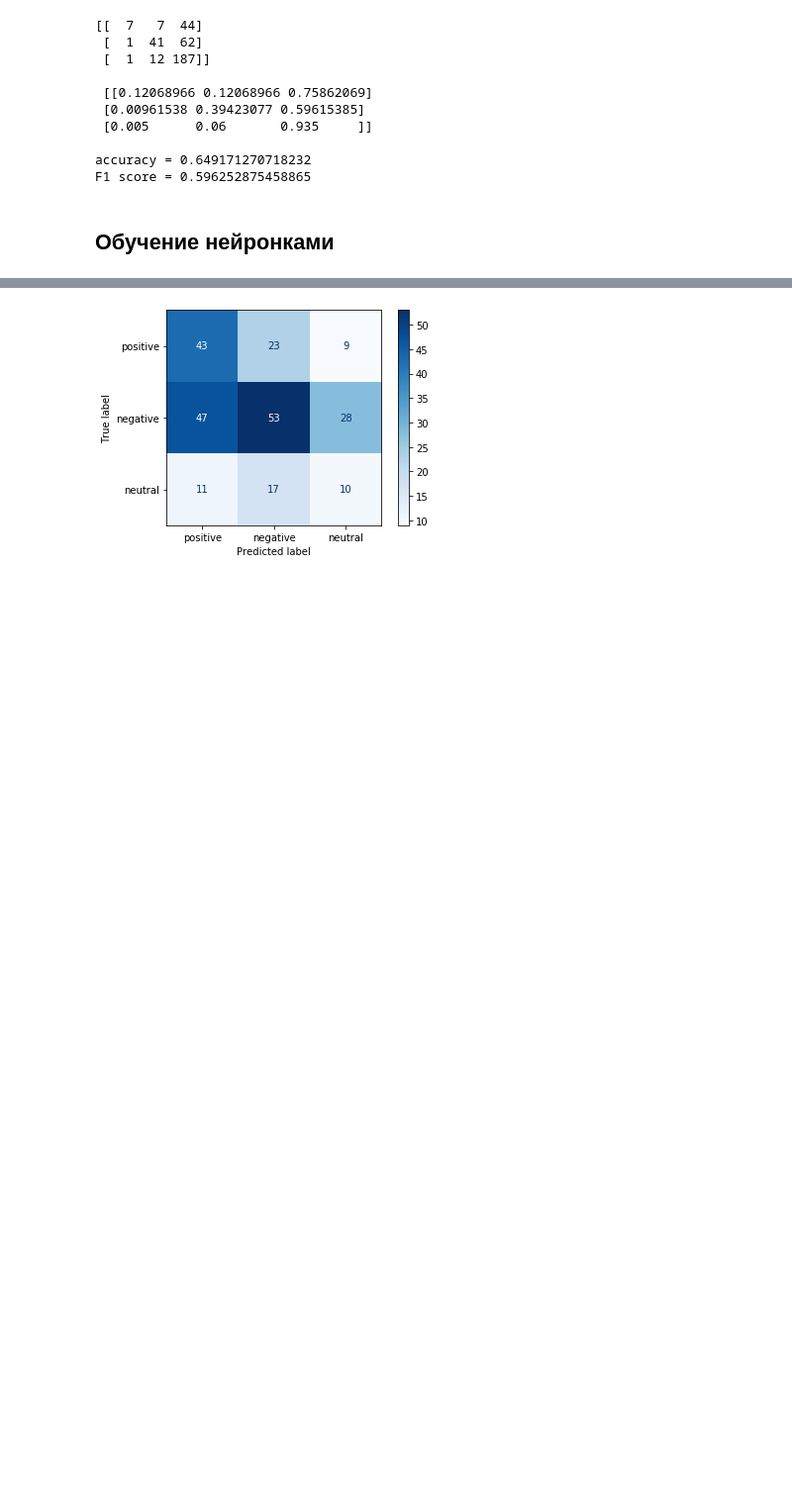
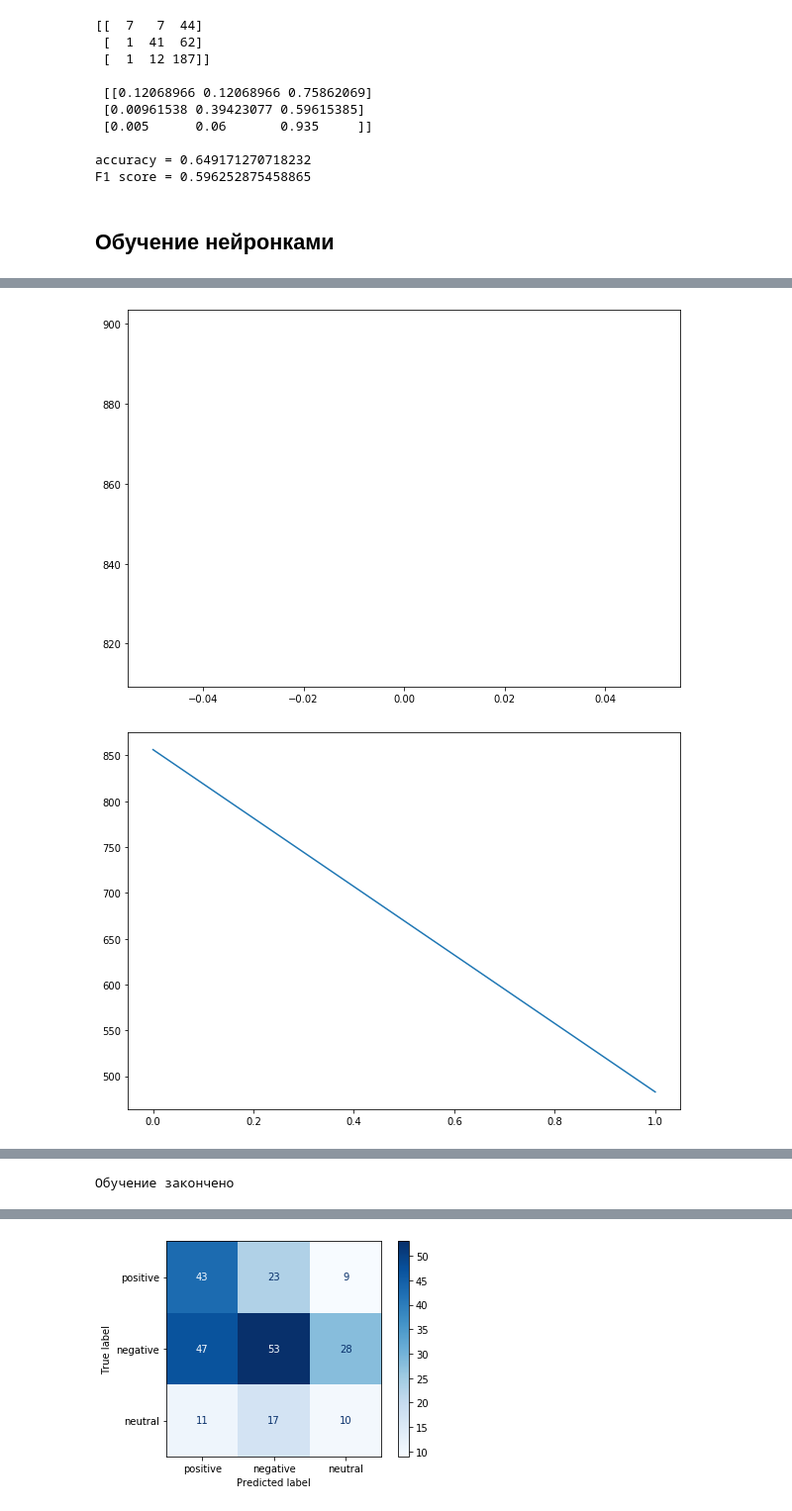
Before and after one commit to infox182/NN-Twitter, a Jupyter notebook: Sentiment_english.ipynb, the cells around one changed output, grey strips where cells are left out. Shown at 99% size. Cells and saved outputs as stored; diff of their text form; code cells hidden in the pictures; blank space fills up the shorter version.

```diff
--- a/Sentiment_english.ipynb
+++ b/Sentiment_english.ipynb
@@ -239,0 +284,14 @@ from torchtext import vocab
+# %%
+cl_tweats_for_nn = [make_clean_tweet_for_nn(tweet) for tweet in clean_token_tweets ]
+true_labels = [i-1 for i in y.copy()]
+dataset =[i for i in zip(cl_tweats_for_nn,true_labels)]
+validation_split = 0.3
+shuffle_dataset = True
+
+# Creating data indices for training and validation splits:
+dataset_size = len(dataset)
+indices = list(range(dataset_size))
+split = int(np.floor(validation_split * dataset_size))
+if shuffle_dataset :
+    np.random.shuffle(indices)
+train_indices, val_indices = indices[split:], indices[:split]
@@ -239,0 +304,27 @@ from torchtext import vocab
+# %%
+CNN_neur.train()
+for epoch in tqdm(range(5)):
+    running_loss = 0.0
+    optimizer.zero_grad()
+    for i, batch in enumerate(tqdm(train_indices)):
+
+        X_batch, y_batch = dataset[batch]
+
+        # forward + backward + optimize
+        y_pred = CNN_neur(X_batch)
+        loss = loss_fn(y_pred, torch.LongTensor([y_batch]))
+        loss.backward()
+        if i % 15 == 0 or i in [801,802,803,804,805]:
+            optimizer.step()
+            optimizer.zero_grad()
+        running_loss += loss.item()
+
+    losses.append(running_loss)
+    plt.figure(figsize=(10,7))
+    plt.plot(np.arange(len(losses)), losses)
+    plt.show()
+
+print('Обучение закончено')
+# %% [output]
+[figure, added]
+[figure, added]
@@ -239,0 +334 @@ from torchtext import vocab
+Обучение закончено
```
Also changed, not shown: parts of 19 cells of this notebook, 1 other file.
